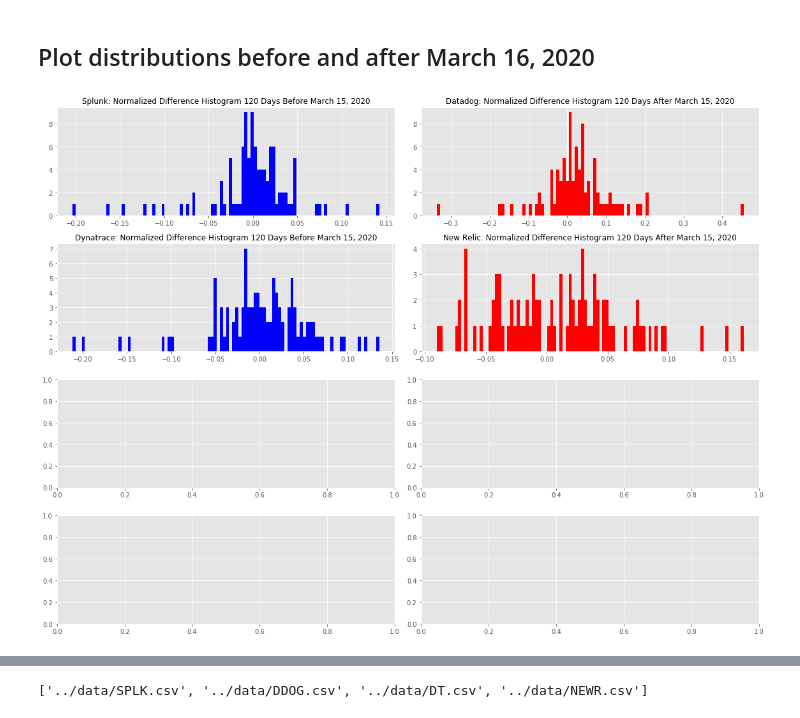
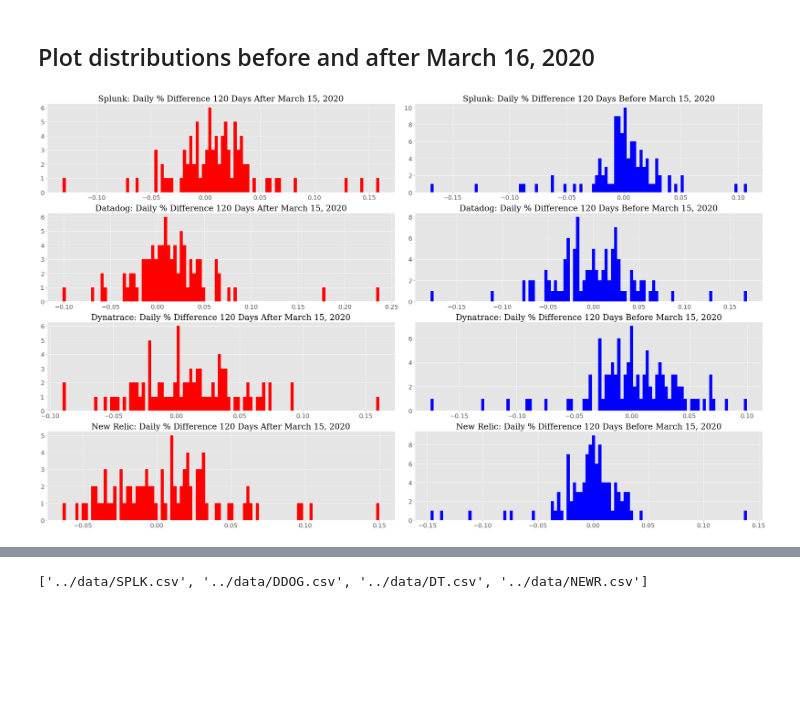
Before and after one commit to rghosh8/capstone-1, a Jupyter notebook: src/exploration.ipynb, the cells around one changed output, grey strips where cells are left out. Cells and saved outputs as stored; diff of their text form; code cells hidden in the pictures; blank space fills up the shorter version.

```diff
--- a/src/exploration.ipynb
+++ b/src/exploration.ipynb
@@ -155,9 +183,0 @@ fig.tight_layout();
-# %%
-fig, ax = plt.subplots(1, 1, figsize=(8, 5))
-
-x = np.linspace(stats.norm.ppf(0.01, statistics['Splunk']['after']['mean'], statistics['Splunk']['after']['std']), stats.norm.ppf(0.99, statistics['Splunk']['after']['mean'], statistics['Splunk']['after']['std']), 100)
-ax.plot(x, stats.norm.pdf(x, statistics['Splunk']['after']['mean'],  statistics['Splunk']['after']['std']), 'r-', lw=1, alpha=0.6, label='Splunk After')
-x = np.linspace(stats.norm.ppf(0.01, statistics['Splunk']['before']['mean'], statistics['Splunk']['before']['std']), stats.norm.ppf(0.99, statistics['Splunk']['before']['mean'], statistics['Splunk']['before']['std']), 100)
-ax.plot(x, stats.norm.pdf(x, statistics['Splunk']['before']['mean'],  statistics['Splunk']['before']['std']), 'b-', lw=1, alpha=0.6, label='Splunk Before')
-ax.set_xlim((-10, 10))
-ax.legend()
@@ -167,19 +184,24 @@ ax.legend()
 # %% [markdown]
 ## Plot distributions before and after March 16, 2020
 # %%
-fig, axs = plt.subplots(4, 2, figsize=(16, 12))
+fig, axs = plt.subplots(4, 2, figsize=(30, 18))
 plots = axs.flatten()
-for filepath, ax, c  in zip(filepaths, axs.flatten(), np.arange(8)):
-    data = data_assessment(filepath, reference_date, current_date, moveback_date).before_after
+for filepath, ax  in zip(filepaths, axs):
+    data = data_frame(filepath, reference_date, current_date, moveback_date).before_after
     before, after = data.before, data.after
-    if c % 2:
-        ax.hist(after["Normalized_Diff"], bins=100, color='r')
-        ax.set_title(refer[filepath] + ': Normalized Difference Histogram 120 Days After March 15, 2020', fontsize=12)
-    else:
-        ax.hist(before["Normalized_Diff"], bins=100, color='b')
-        ax.set_title(refer[filepath] + ': Normalized Difference Histogram 120 Days Before March 15, 2020', fontsize=12)
+    ax[0].hist(after["Pct_Diff"], bins=100, color='r')
+    ax[0].set_title(refer[filepath] + ': Daily % Difference 120 Days After March 15, 2020', fontdict=font)
+    ax[1].hist(before["Pct_Diff"], bins=100, color='b')
+    ax[1].set_title(refer[filepath] + ': Daily % Difference 120 Days Before March 15, 2020', fontdict=font)
+    ax[0].tick_params(axis='x', labelsize=18)
+    ax[0].tick_params(axis='y', labelsize=18)
+    ax[1].tick_params(axis='x', labelsize=18)
+    ax[1].tick_params(axis='y', labelsize=18)
+    set_axis_sizes(ax[0])
+    set_axis_sizes(ax[1])
+
 
 fig.tight_layout();
 #plt.savefig('../figures/before_after_Histogram_Normalized_Diff.png')
 # %% [output]
-[figure, old version]
+[figure, new version]
```
Also changed, not shown: parts of 36 cells of this notebook, 9 other files.
